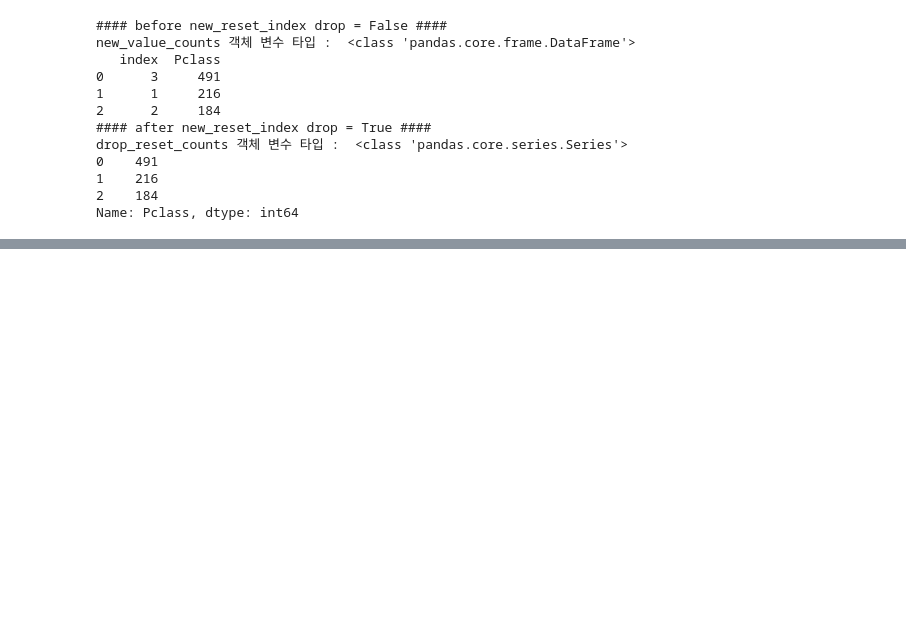
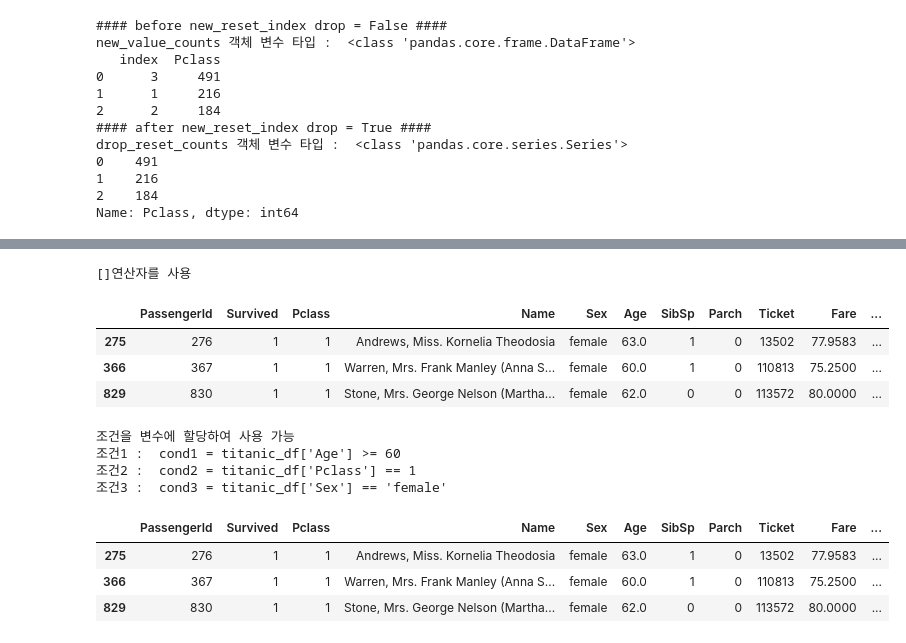
Before and after one commit to HwangHanJae/ml-definitive-guide-pratice, a Jupyter notebook: pandas.ipynb, the cells around one changed output, grey strips where cells are left out. Saved outputs shown, nothing was run; the diff lists cells and outputs as text; code cells hidden in the pictures; blank space fills up the shorter version.

```diff
--- a/pandas.ipynb
+++ b/pandas.ipynb
@@ -450,0 +649,31 @@ Name: Pclass, dtype: int64
+# %%
+#나이가 60세 이상이고, 선실 등급이 1등급이며, 성별이 여성인 승객 추출
+#이때 개별조건은 ()로 묶고 복합 조건 연산자를 사용
+#[]연사자를 사용
+print("[]연산자를 사용")
+display(titanic_df[(titanic_df["Age"] >= 60) &
+                   (titanic_df["Pclass"] == 1) &
+                   (titanic_df["Sex"] == "female")])
+print('\n')
+print("조건을 변수에 할당하여 사용 가능")
+cond1 = titanic_df['Age'] >= 60
+print("조건1 : ","cond1 = titanic_df['Age'] >= 60")
+cond2 = titanic_df['Pclass'] == 1
+print("조건2 : ","cond2 = titanic_df['Pclass'] == 1")
+cond3 = titanic_df['Sex'] == 'female'
+print("조건3 : ", "cond3 = titanic_df['Sex'] == 'female'")
+display(titanic_df[cond1 & cond2 & cond3])
+# %% [output]
+[]연산자를 사용
+|  | PassengerId | Survived | Pclass | Name | Sex | Age | SibSp | Parch | Ticket | Fare | ... |
+| 275 | 276 | 1 | 1 | Andrews, Miss. Kornelia Theodosia | female | 63.0 | 1 | 0 | 13502 | 77.9583 | ... |
+| 366 | 367 | 1 | 1 | Warren, Mrs. Frank Manley (Anna S... | female | 60.0 | 1 | 0 | 110813 | 75.2500 | ... |
+| 829 | 830 | 1 | 1 | Stone, Mrs. George Nelson (Martha... | female | 62.0 | 0 | 0 | 113572 | 80.0000 | ... |
+조건을 변수에 할당하여 사용 가능
+조건1 :  cond1 = titanic_df['Age'] >= 60
+조건2 :  cond2 = titanic_df['Pclass'] == 1
+조건3 :  cond3 = titanic_df['Sex'] == 'female'
+|  | PassengerId | Survived | Pclass | Name | Sex | Age | SibSp | Parch | Ticket | Fare | ... |
+| 275 | 276 | 1 | 1 | Andrews, Miss. Kornelia Theodosia | female | 63.0 | 1 | 0 | 13502 | 77.9583 | ... |
+| 366 | 367 | 1 | 1 | Warren, Mrs. Frank Manley (Anna S... | female | 60.0 | 1 | 0 | 110813 | 75.2500 | ... |
+| 829 | 830 | 1 | 1 | Stone, Mrs. George Nelson (Martha... | female | 62.0 | 0 | 0 | 113572 | 80.0000 | ... |
```
Also changed, not shown: parts of 32 cells of this notebook.
